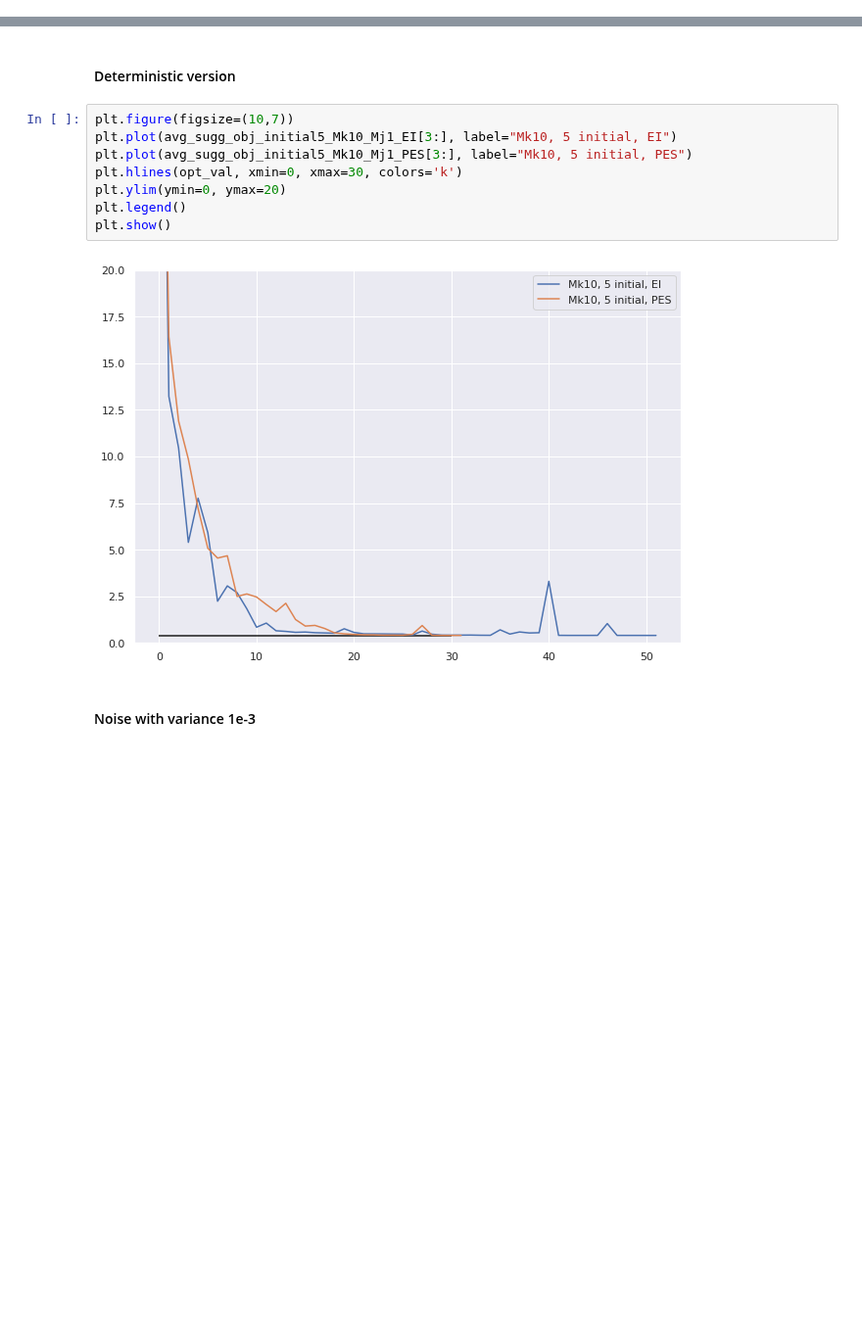
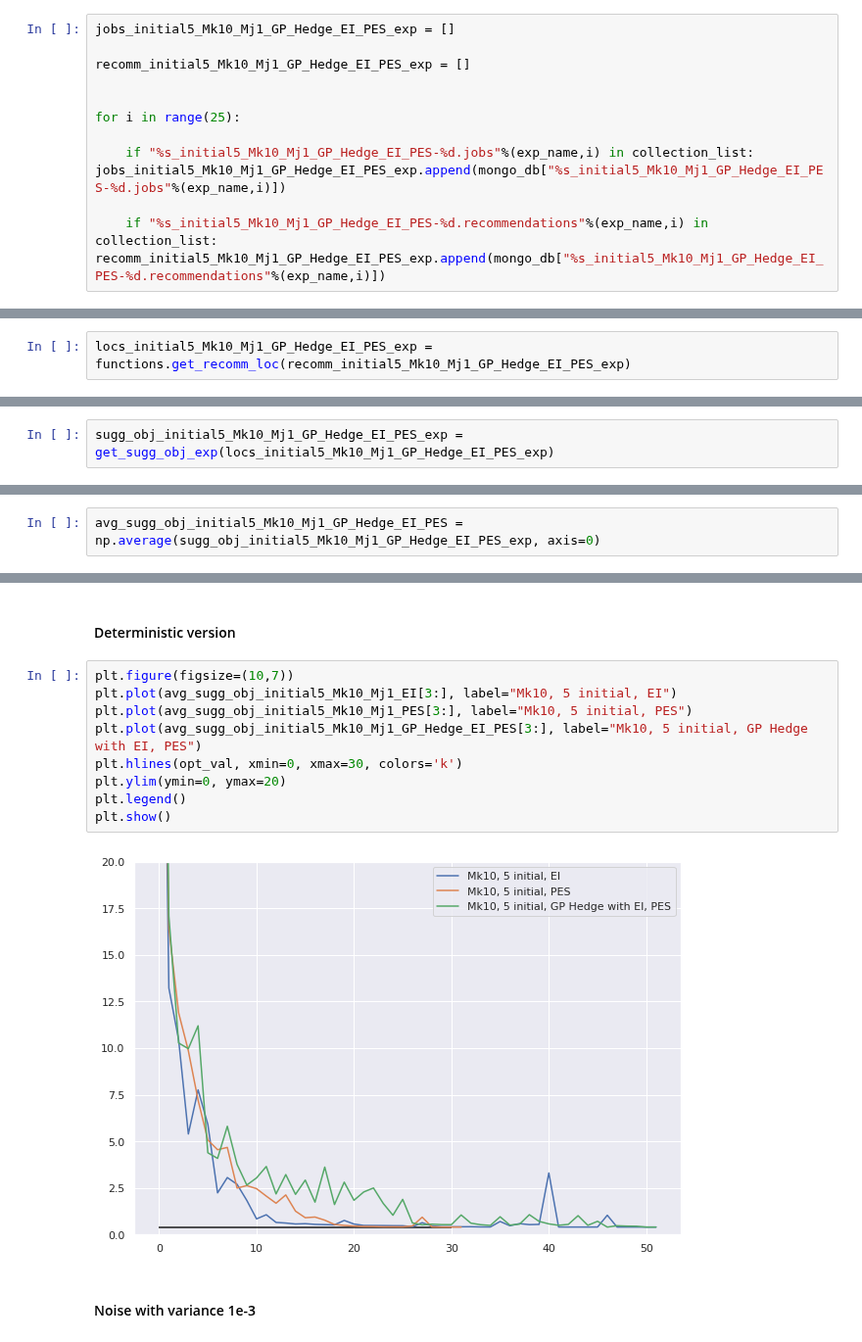
Before and after one commit to kkh8676/opt_functions, a Jupyter notebook: exp_result/branin_acquisition_functions.ipynb, the cells around one changed output, grey strips where cells are left out. Shown at 98% size. Drawn from its saved outputs; the diff is of its cells as text; blank space fills up the shorter version.

```diff
--- a/exp_result/branin_acquisition_functions.ipynb
+++ b/exp_result/branin_acquisition_functions.ipynb
@@ -89,3 +91,14 @@ for i in range(25):
+# %%
+jobs_initial5_Mk10_Mj1_GP_Hedge_EI_PES_exp = []
+
+recomm_initial5_Mk10_Mj1_GP_Hedge_EI_PES_exp = []
+
+
+for i in range(25):
+
+    if "%s_initial5_Mk10_Mj1_GP_Hedge_EI_PES-%d.jobs"%(exp_name,i) in collection_list: jobs_initial5_Mk10_Mj1_GP_Hedge_EI_PES_exp.append(mongo_db["%s_initial5_Mk10_Mj1_GP_Hedge_EI_PES-%d.jobs"%(exp_name,i)])
+
+    if "%s_initial5_Mk10_Mj1_GP_Hedge_EI_PES-%d.recommendations"%(exp_name,i) in collection_list: recomm_initial5_Mk10_Mj1_GP_Hedge_EI_PES_exp.append(mongo_db["%s_initial5_Mk10_Mj1_GP_Hedge_EI_PES-%d.recommendations"%(exp_name,i)])
 # %% [markdown]
 ## Get objective method gets the predicted optimal value in GP model
 # %%
@@ -103,6 +116,8 @@ noise01_locs_initial5_Mk10_Mj1_EI_exp = functions.get_recomm_loc(noise01_recomm_
 # %%
 noise001_locs_initial5_Mk10_Mj1_PES_exp = functions.get_recomm_loc(noise001_recomm_initial5_Mk10_Mj1_PES_exp)
 noise01_locs_initial5_Mk10_Mj1_PES_exp = functions.get_recomm_loc(noise01_recomm_initial5_Mk10_Mj1_PES_exp)
+# %%
+locs_initial5_Mk10_Mj1_GP_Hedge_EI_PES_exp = functions.get_recomm_loc(recomm_initial5_Mk10_Mj1_GP_Hedge_EI_PES_exp)
 # %% [markdown]
 ## Getting immediate Regret IR measure
 # %%
@@ -195,6 +210,8 @@ sugg_obj_initial5_Mk50_Mj1_EI_exp = get_sugg_obj_exp(locs_initial5_Mk50_Mj1_EI_e
 sugg_obj_initial5_Mk10_Mj1_PES_exp = get_sugg_obj_exp(locs_initial5_Mk10_Mj1_PES_exp)
 
 sugg_obj_initial5_Mk50_Mj1_PES_exp = get_sugg_obj_exp(locs_initial5_Mk50_Mj1_PES_exp)
+# %%
+sugg_obj_initial5_Mk10_Mj1_GP_Hedge_EI_PES_exp = get_sugg_obj_exp(locs_initial5_Mk10_Mj1_GP_Hedge_EI_PES_exp)
 # %%
 noise001_sugg_obj_initial5_Mk10_Mj1_EI_exp = get_sugg_obj_exp(noise001_locs_initial5_Mk10_Mj1_EI_exp)
 noise01_sugg_obj_initial5_Mk10_Mj1_EI_exp = get_sugg_obj_exp(noise01_locs_initial5_Mk10_Mj1_EI_exp)
@@ -209,6 +226,8 @@ avg_sugg_obj_initial5_Mk50_Mj1_EI = np.average(sugg_obj_initial5_Mk50_Mj1_EI_exp
 # %%
 avg_sugg_obj_initial5_Mk10_Mj1_PES = np.average(sugg_obj_initial5_Mk10_Mj1_PES_exp, axis=0)
 avg_sugg_obj_initial5_Mk50_Mj1_PES = np.average(sugg_obj_initial5_Mk50_Mj1_PES_exp, axis=0)
+# %%
+avg_sugg_obj_initial5_Mk10_Mj1_GP_Hedge_EI_PES = np.average(sugg_obj_initial5_Mk10_Mj1_GP_Hedge_EI_PES_exp, axis=0)
 # %%
 noise001_avg_sugg_obj_initial5_Mk10_Mj1_EI = np.average(noise001_sugg_obj_initial5_Mk10_Mj1_EI_exp, axis=0)
 noise01_avg_sugg_obj_initial5_Mk10_Mj1_EI = np.average(noise01_sugg_obj_initial5_Mk10_Mj1_EI_exp, axis=0)
@@ -264,13 +289,14 @@ noise001_irs_initial5_Mk10_Mj1_PES_median = get_median_irs(noise001_irs_initial5
 # %%
 plt.figure(figsize=(10,7))
 plt.plot(avg_sugg_obj_initial5_Mk10_Mj1_EI[3:], label="Mk10, 5 initial, EI")
 plt.plot(avg_sugg_obj_initial5_Mk10_Mj1_PES[3:], label="Mk10, 5 initial, PES")
+plt.plot(avg_sugg_obj_initial5_Mk10_Mj1_GP_Hedge_EI_PES[3:], label="Mk10, 5 initial, GP Hedge with EI, PES")
 plt.hlines(opt_val, xmin=0, xmax=30, colors='k')
 plt.ylim(ymin=0, ymax=20)
 plt.legend()
 plt.show()
 # %% [output]
-[figure, old version]
+[figure, new version]
 # %% [markdown]
 #### Noise with variance 1e-3
 # %%
```
Also changed, not shown: parts of 4 cells of this notebook, 1 other file.
